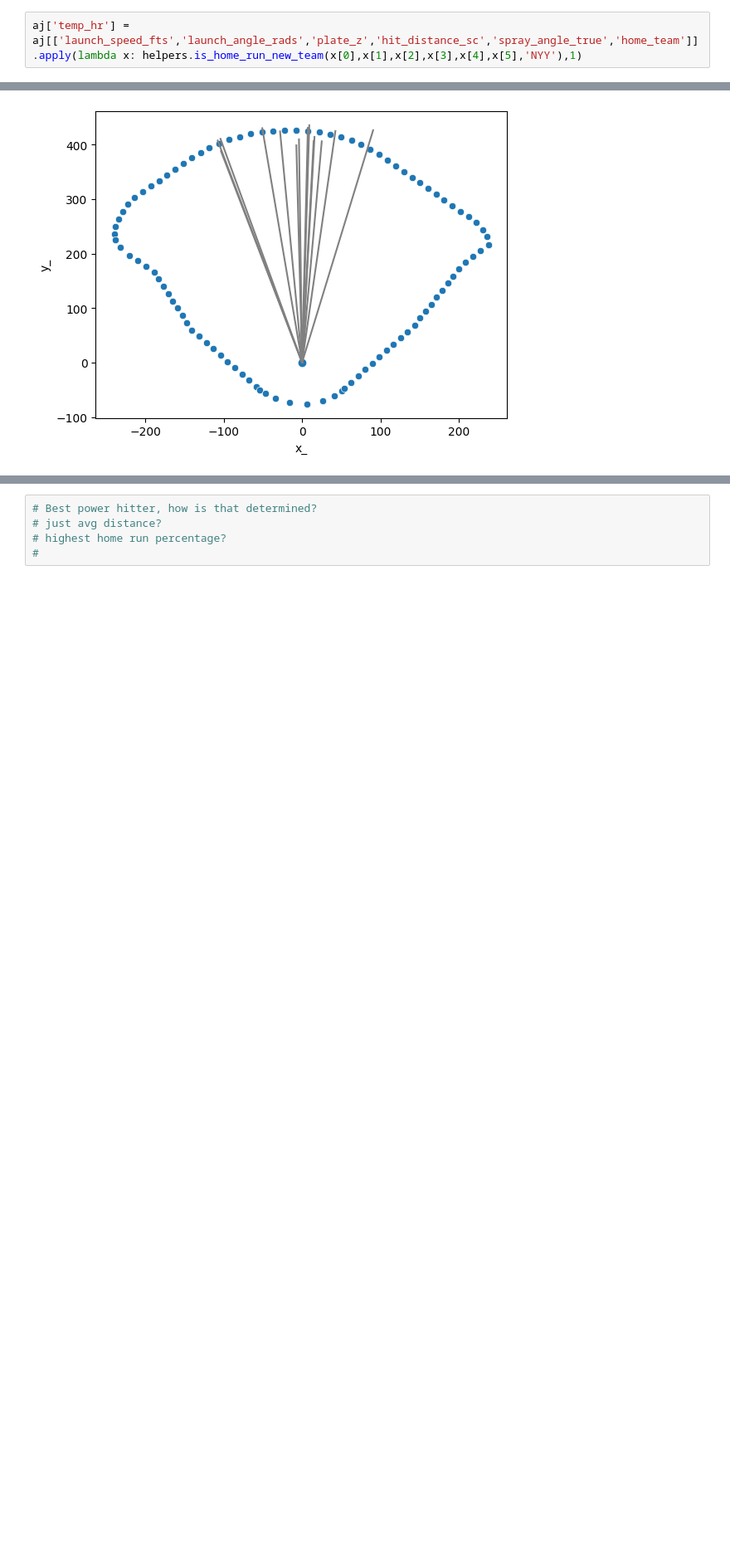
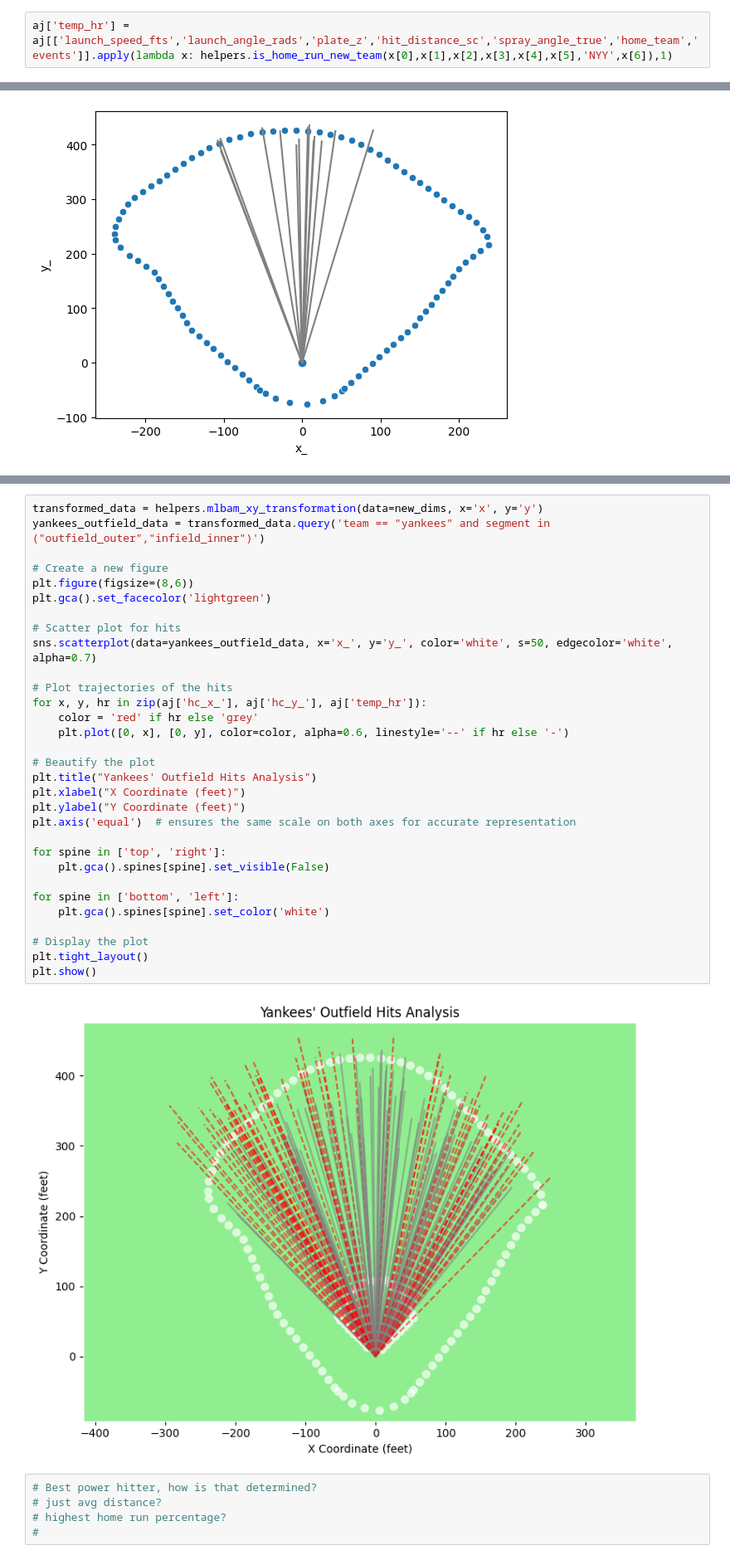
Before and after one commit to noahschwarzkopf/YouTube-Code, a Jupyter notebook: AaronJudge.ipynb, the cells around one changed output, grey strips where cells are left out. Shown at 83% size. Drawn from its saved outputs; the diff is of its cells as text; blank space fills up the shorter version.

```diff
--- a/AaronJudge.ipynb
+++ b/AaronJudge.ipynb
@@ -280,2 +378,2 @@ pd.read_csv('data/judge_hit_map.csv')
 # %%
-aj['temp_hr'] = aj[['launch_speed_fts','launch_angle_rads','plate_z','hit_distance_sc','spray_angle_true','home_team']].apply(lambda x: helpers.is_home_run_new_team(x[0],x[1],x[2],x[3],x[4],x[5],'NYY'),1)
+aj['temp_hr'] = aj[['launch_speed_fts','launch_angle_rads','plate_z','hit_distance_sc','spray_angle_true','home_team','events']].apply(lambda x: helpers.is_home_run_new_team(x[0],x[1],x[2],x[3],x[4],x[5],'NYY',x[6]),1)
@@ -340,3 +419,36 @@ for x, y, hr in zip(aj['hc_x_'], aj['hc_y_'],aj['temp_hr']):
+# %%
+transformed_data = helpers.mlbam_xy_transformation(data=new_dims, x='x', y='y')
+yankees_outfield_data = transformed_data.query('team == "yankees" and segment in ("outfield_outer","infield_inner")')
+
+# Create a new figure
+plt.figure(figsize=(8,6))
+plt.gca().set_facecolor('lightgreen')
+
+# Scatter plot for hits
+sns.scatterplot(data=yankees_outfield_data, x='x_', y='y_', color='white', s=50, edgecolor='white', alpha=0.7)
+
+# Plot trajectories of the hits
+for x, y, hr in zip(aj['hc_x_'], aj['hc_y_'], aj['temp_hr']):
+    color = 'red' if hr else 'grey'
+    plt.plot([0, x], [0, y], color=color, alpha=0.6, linestyle='--' if hr else '-')
+
+# Beautify the plot
+plt.title("Yankees' Outfield Hits Analysis")
+plt.xlabel("X Coordinate (feet)")
+plt.ylabel("Y Coordinate (feet)")
+plt.axis('equal')  # ensures the same scale on both axes for accurate representation
+
+for spine in ['top', 'right']:
+    plt.gca().spines[spine].set_visible(False)
+
+for spine in ['bottom', 'left']:
+    plt.gca().spines[spine].set_color('white')
+
+# Display the plot
+plt.tight_layout()
+plt.show()
+# %% [output]
+[figure, added]
 # %%
 # Best power hitter, how is that determined?
 # just avg distance?
```
Also changed, not shown: parts of 24 cells of this notebook, 2 other files.
